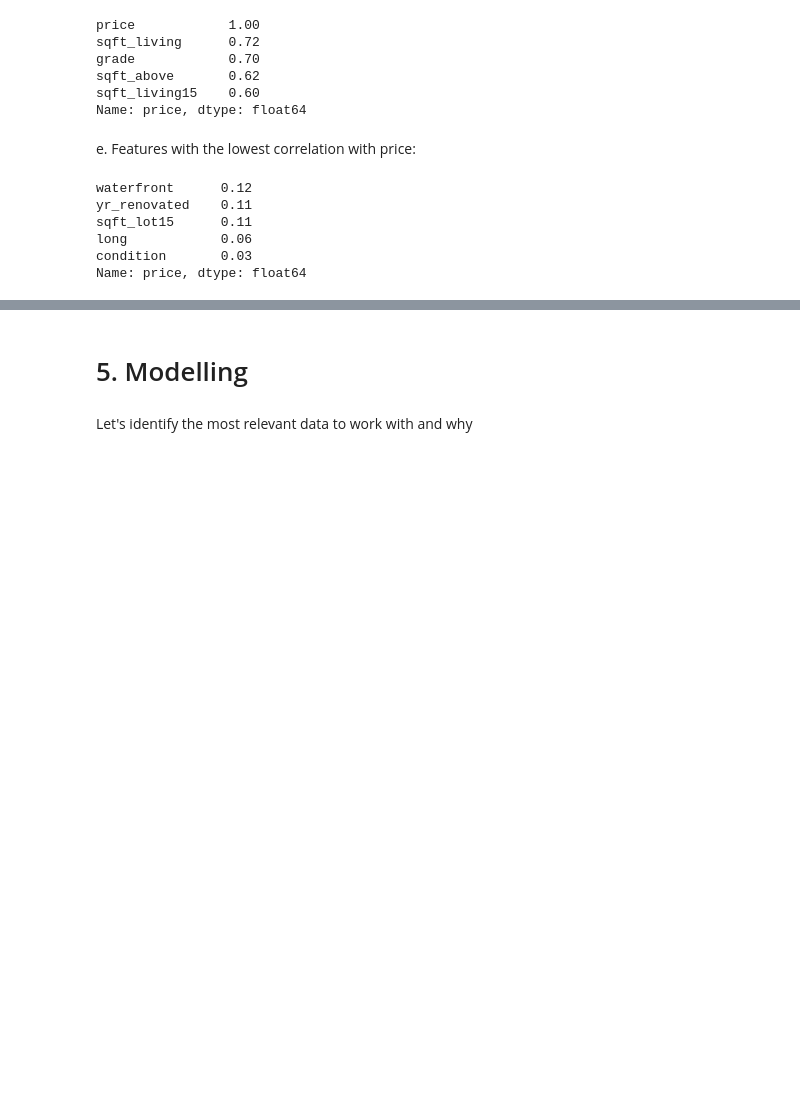
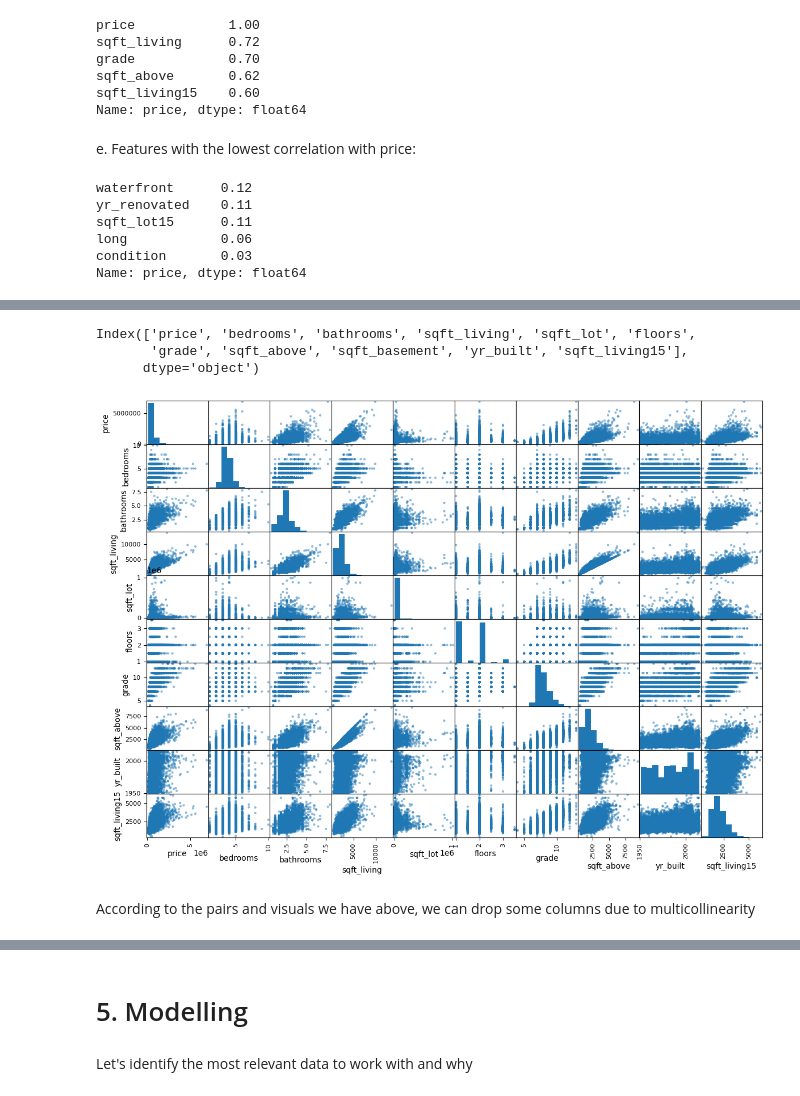
Before and after one commit to MuchiriKinyua/Real-Estate-Management-System, a Jupyter notebook: student.ipynb, the cells around one changed output, grey strips where cells are left out. Drawn from its saved outputs; the diff is of its cells as text; code cells hidden in the pictures; blank space fills up the shorter version.

```diff
--- a/student.ipynb
+++ b/student.ipynb
@@ -529,0 +494,4 @@ None of the features seem to be normally distributed, although sqft_living15 is
+# %%
+columns_to_drop = feat_with_low_corr.tail()
+data = data.drop(columns_to_drop.index, axis = 1)
+data
@@ -529,0 +514,4 @@ None of the features seem to be normally distributed, although sqft_living15 is
+# %%
+# Drop the latitude column
+data = data.drop("lat", axis = 1)
+data
@@ -529,0 +534,3 @@ None of the features seem to be normally distributed, although sqft_living15 is
+# %%
+data = data.drop("view", axis = 1)
+data
@@ -529,0 +555,22 @@ None of the features seem to be normally distributed, although sqft_living15 is
+# %%
+# Convert price into a float
+data["price"] = data["price"].astype(float)
+
+# Using stack to have highly correlated values
+data_col = data.corr().abs().stack().reset_index().sort_values(0, ascending=False)
+
+# Zipping the variable names into a new column
+data_col["muticollinearity_columns"] = list(zip(data_col.level_0, data_col.level_1))
+
+# Rename column 0
+data_col.rename(columns={0: "renamed_column"}, inplace=True)
+
+# Set index to muticollinearity_columns
+data_col.set_index(["muticollinearity_columns"], inplace=True)
+
+# Drop level columns
+data_col.drop(columns=["level_1", "level_0"], inplace=True)
+
+# Drop duplicates
+data_col = data_col[(data_col.renamed_column > 0.75) & (data_col.renamed_column < 1)]
+data_col
@@ -529,0 +586,14 @@ None of the features seem to be normally distributed, although sqft_living15 is
+# %%
+data.columns
+# %% [output]
+Index(['price', 'bedrooms', 'bathrooms', 'sqft_living', 'sqft_lot', 'floors',
+       'grade', 'sqft_above', 'sqft_basement', 'yr_built', 'sqft_living15'],
+      dtype='object')
+# %%
+# We can further visualize this using a scatter matrix
+pd.plotting.scatter_matrix(data, figsize = (14, 10))
+plt.show()
+# %% [output]
+[figure, added]
+# %% [markdown]
+According to the pairs and visuals we have above, we can drop some columns due to multicollinearity
```
Also changed, not shown: parts of 36 cells of this notebook.
